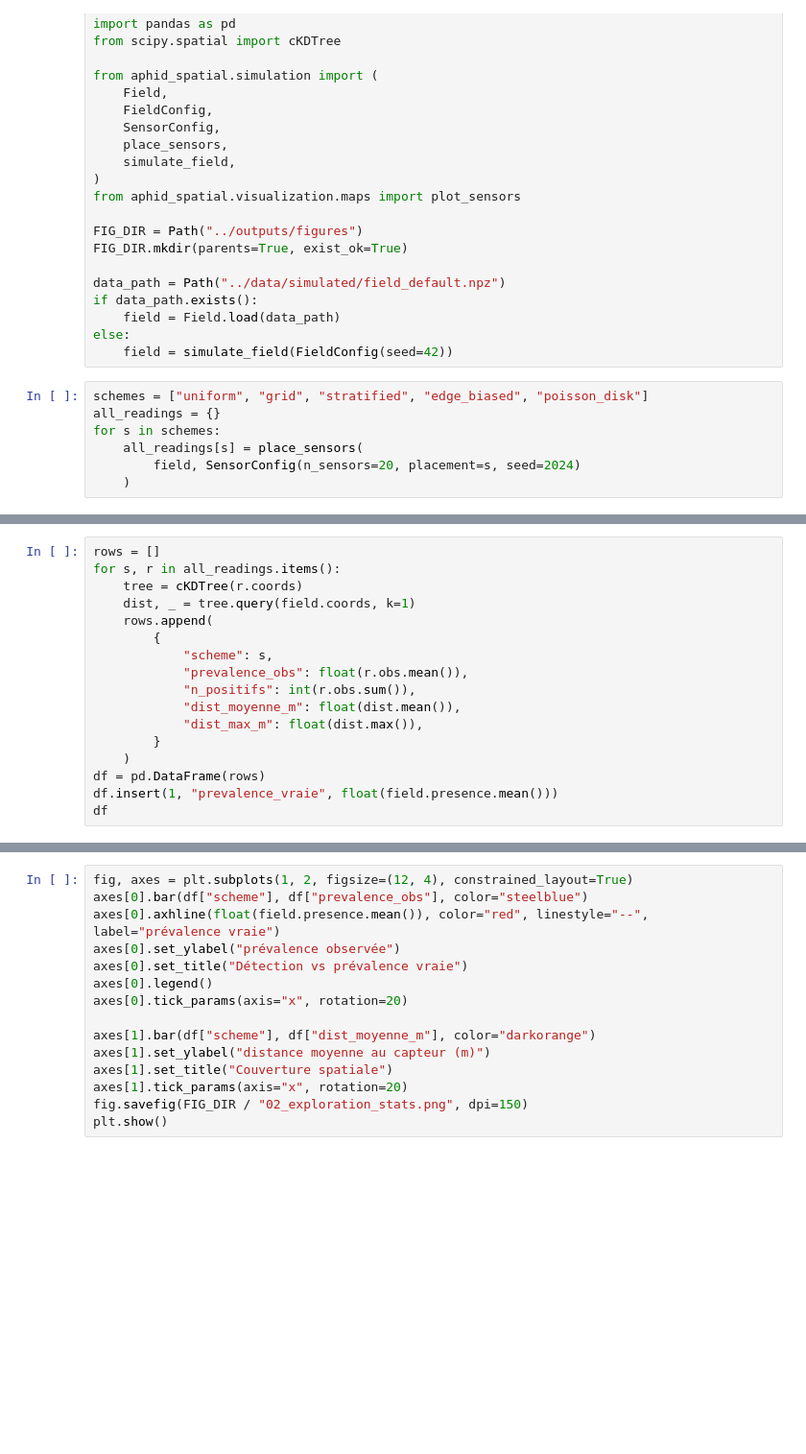
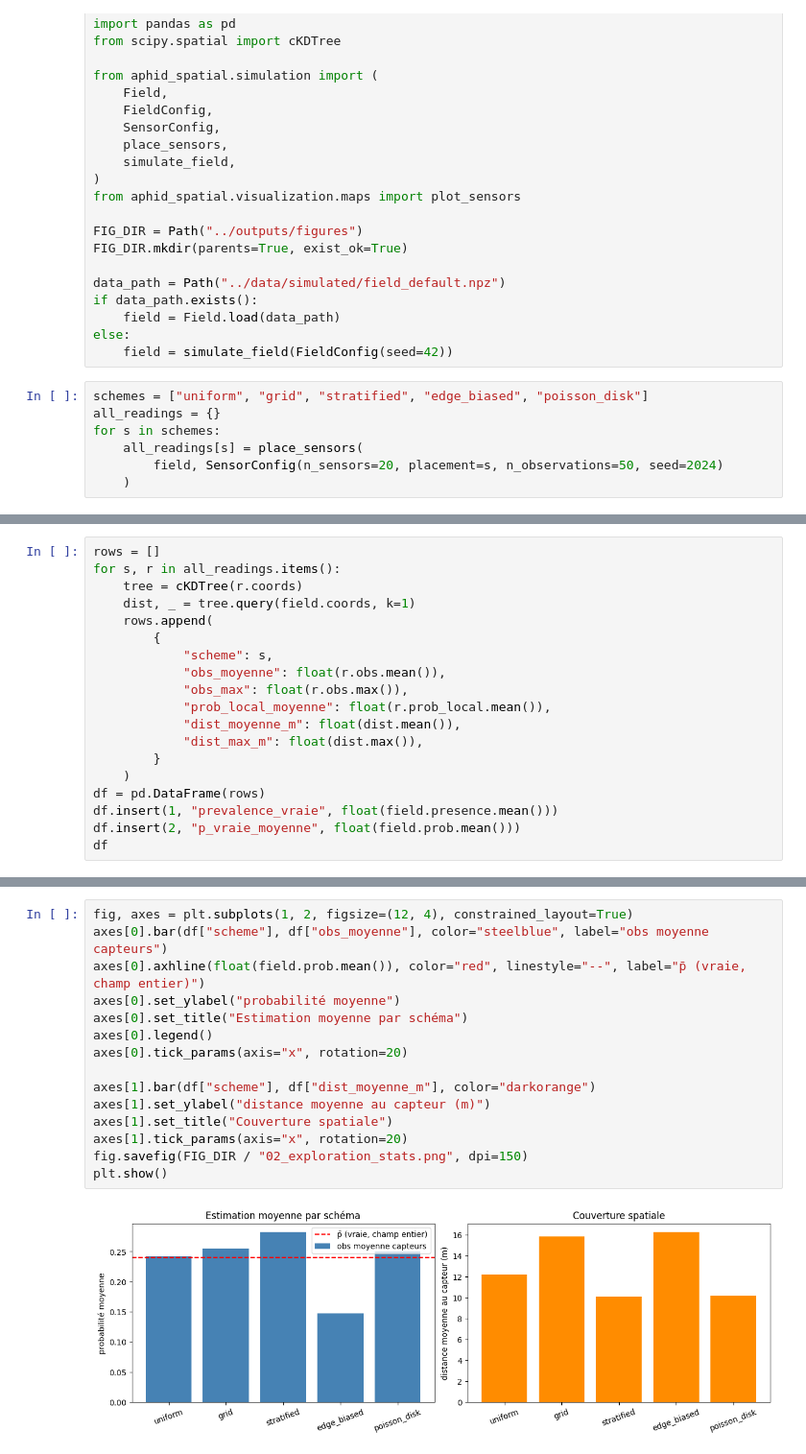
Before and after one commit to geo-projet/aphid_spatial, a Jupyter notebook: notebooks/02_exploration.ipynb, the cells around one changed output, grey strips where cells are left out. Shown at 96% size. Saved outputs shown, nothing was run; the diff lists cells and outputs as text; blank space fills up the shorter version.

```diff
--- a/notebooks/02_exploration.ipynb
+++ b/notebooks/02_exploration.ipynb
@@ -35,7 +36,7 @@ schemes = ["uniform", "grid", "stratified", "edge_biased", "poisson_disk"]
 all_readings = {}
 for s in schemes:
     all_readings[s] = place_sensors(
-        field, SensorConfig(n_sensors=20, placement=s, seed=2024)
+        field, SensorConfig(n_sensors=20, placement=s, n_observations=50, seed=2024)
     )
 # %%
 fig, axes = plt.subplots(len(schemes), 1, figsize=(14, 2.7 * len(schemes)), constrained_layout=True)
@@ -58,12 +61,14 @@ for s, r in all_readings.items():
     rows.append(
         {
             "scheme": s,
-            "prevalence_obs": float(r.obs.mean()),
-            "n_positifs": int(r.obs.sum()),
+            "obs_moyenne": float(r.obs.mean()),
+            "obs_max": float(r.obs.max()),
+            "prob_local_moyenne": float(r.prob_local.mean()),
             "dist_moyenne_m": float(dist.mean()),
             "dist_max_m": float(dist.max()),
         }
     )
 df = pd.DataFrame(rows)
 df.insert(1, "prevalence_vraie", float(field.presence.mean()))
+df.insert(2, "p_vraie_moyenne", float(field.prob.mean()))
 df
@@ -70,15 +82,17 @@ df
 # %%
 fig, axes = plt.subplots(1, 2, figsize=(12, 4), constrained_layout=True)
-axes[0].bar(df["scheme"], df["prevalence_obs"], color="steelblue")
-axes[0].axhline(float(field.presence.mean()), color="red", linestyle="--", label="prévalence vraie")
-axes[0].set_ylabel("prévalence observée")
-axes[0].set_title("Détection vs prévalence vraie")
+axes[0].bar(df["scheme"], df["obs_moyenne"], color="steelblue", label="obs moyenne capteurs")
+axes[0].axhline(float(field.prob.mean()), color="red", linestyle="--", label="p̄ (vraie, champ entier)")
+axes[0].set_ylabel("probabilité moyenne")
+axes[0].set_title("Estimation moyenne par schéma")
 axes[0].legend()
 axes[0].tick_params(axis="x", rotation=20)
 
 axes[1].bar(df["scheme"], df["dist_moyenne_m"], color="darkorange")
 axes[1].set_ylabel("distance moyenne au capteur (m)")
 axes[1].set_title("Couverture spatiale")
 axes[1].tick_params(axis="x", rotation=20)
 fig.savefig(FIG_DIR / "02_exploration_stats.png", dpi=150)
 plt.show()
+# %% [output]
+[figure, added]
```
Also changed, not shown: parts of 4 cells of this notebook, 6 other files.
